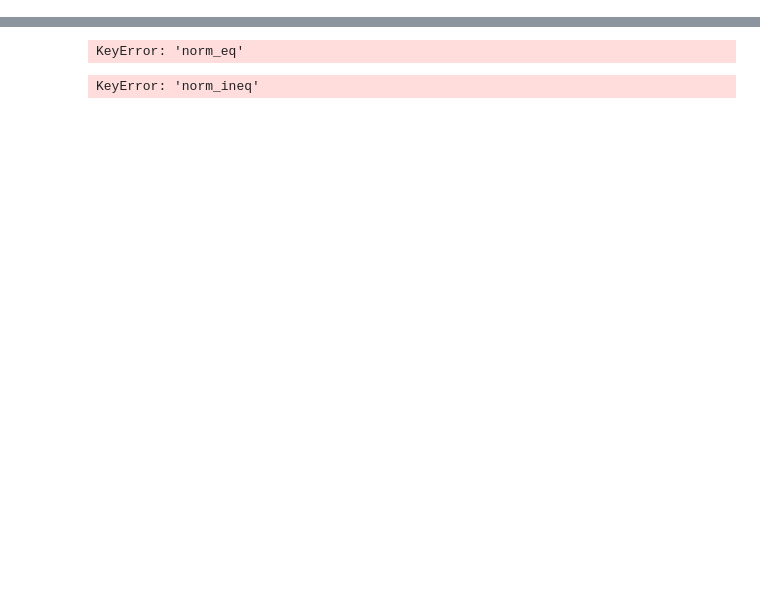
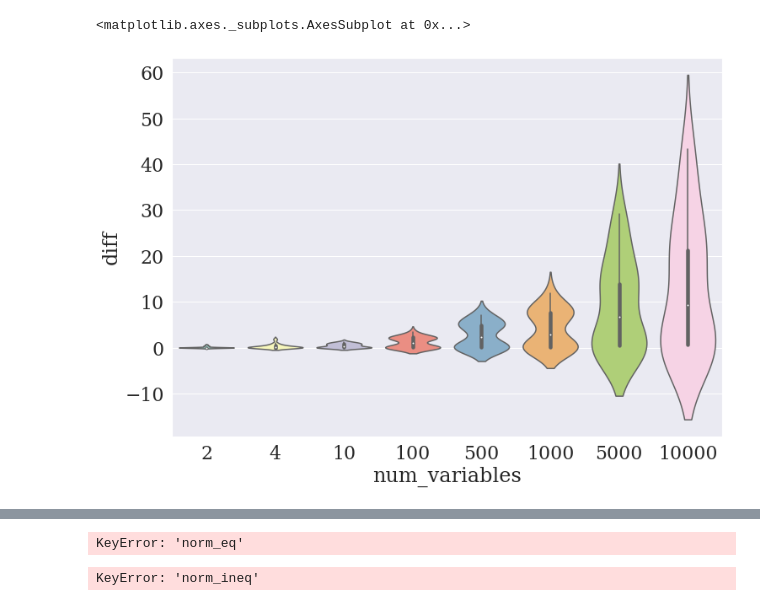
Before and after one commit to mathildebadoual/hmip, a Jupyter notebook: plots_paper.ipynb, the cells around one changed output, grey strips where cells are left out. Cells and saved outputs as stored; diff of their text form; code cells hidden in the pictures; blank space fills up the shorter version.

```diff
--- a/plots_paper.ipynb
+++ b/plots_paper.ipynb
@@ -58 +76,7 @@ See the caveats in the documentation: http://pandas.pydata.org/pandas-docs/stabl
+# %%
+fig, ax = plt.subplots(figsize=a4_dims)
+sns.violinplot(data=stats[stats['direction_type'] == 'classic'], x='num_variables', y='diff', scale="width", palette="Set3", figsize=(10,12))
+# %% [output]
+<matplotlib.axes._subplots.AxesSubplot at 0x...>
+[figure, added]
 # %%
```
Also changed, not shown: parts of 10 cells of this notebook.
